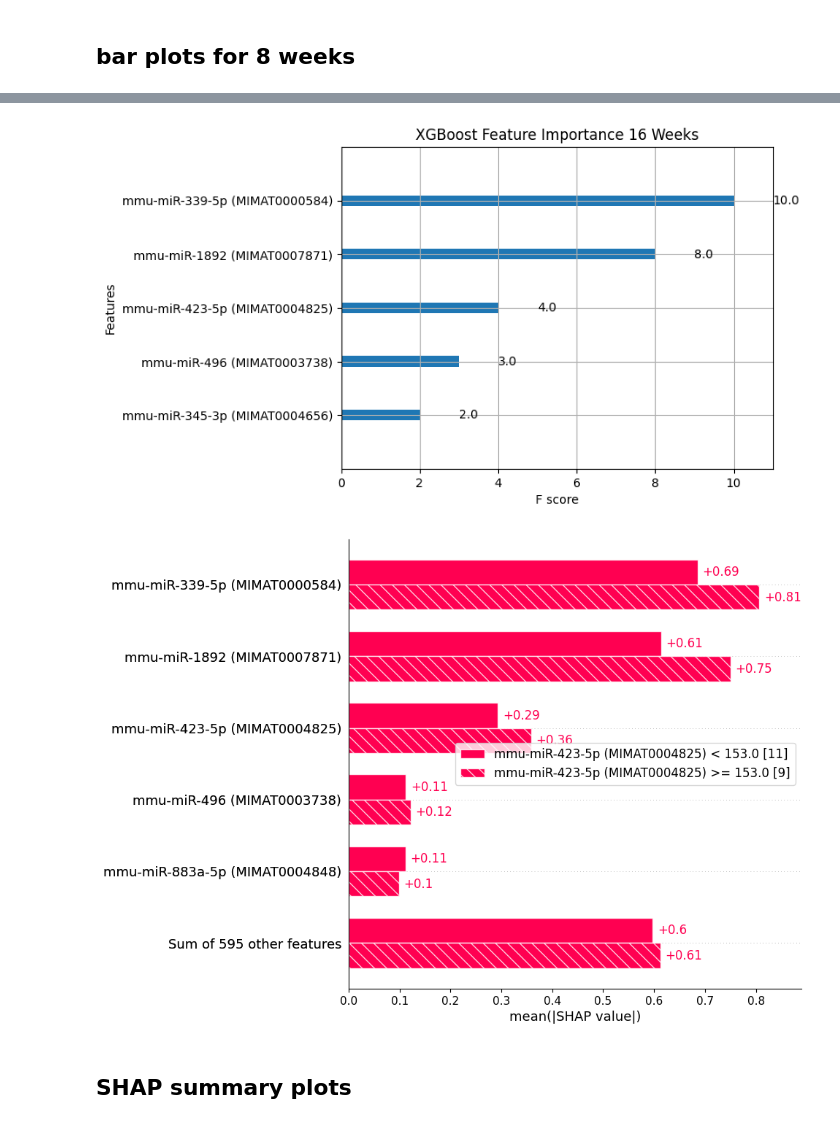
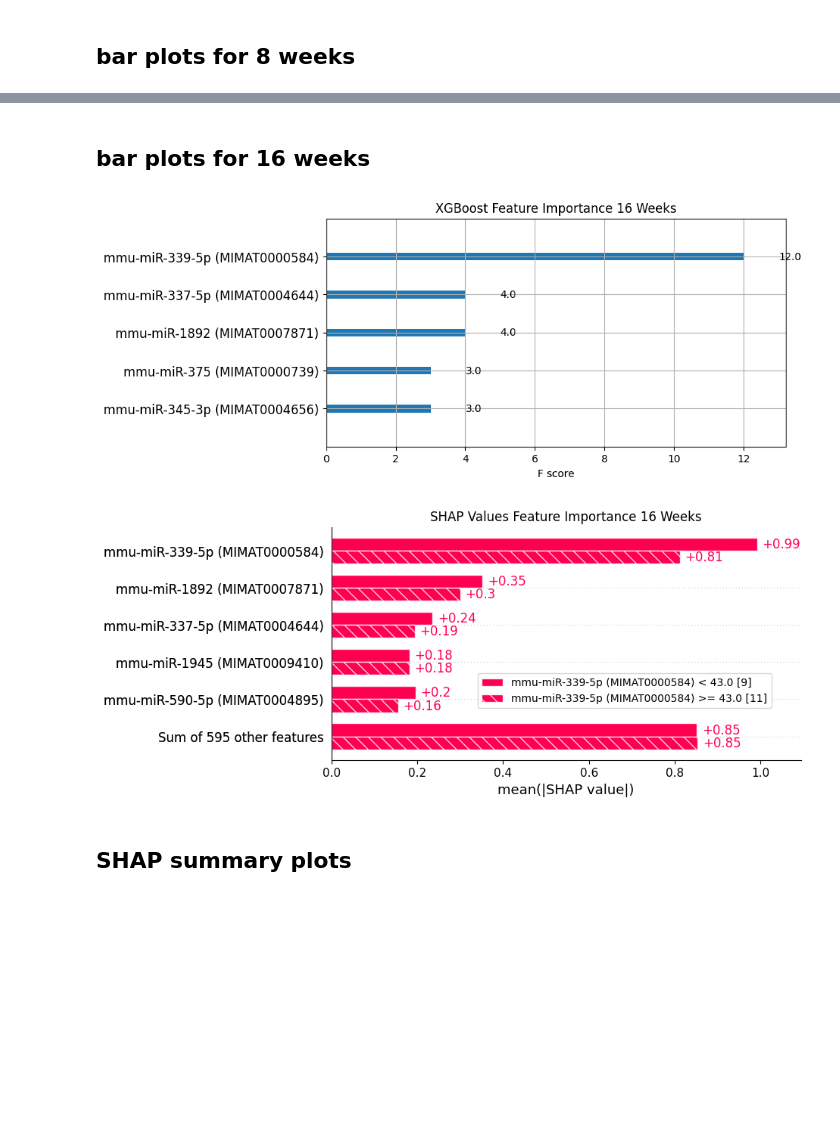
Before and after one commit to uflcod/miRNA-periodontal-disease, a Jupyter notebook: notebooks/xgboost_miRNA.ipynb, the cells around one changed output, grey strips where cells are left out. Saved outputs shown, nothing was run; the diff lists cells and outputs as text; code cells hidden in the pictures; blank space fills up the shorter version.

```diff
--- a/notebooks/xgboost_miRNA.ipynb
+++ b/notebooks/xgboost_miRNA.ipynb
@@ -67,3 +67,30 @@ def make_study_df(miRNA_df, infected_str='tf_', cohort_str=None):
     df = df[cols]
 
     return df
+# %%
+def plot_xgb_feature_importance(
+    model,
+    title='',
+    num_features=5,
+    size_width=8,
+    size_height=4,
+    font_size=12,
+    y_label='',
+    save_fig=True,
+    dpi=300
+):
+    xgb.plot_importance(model, max_num_features=num_features)
+    ax = plt.gca()
+    ax.set_yticklabels(ax.get_yticklabels(), fontsize=font_size)
+    plt.ylabel(y_label)
+    plt.title(title)
+    plt.gcf().set_size_inches(size_width, size_height)
+
+    if save_fig:
+        if len(title) > 0:
+            fname = f'../figures/{title.replace(" ", "_")}.png'
+        else:
+            fname = f'../figures/xgboost_feature_importance_{random.randint(1, 1_000_000)}.png'
+        plt.savefig(fname, dpi=dpi, bbox_inches='tight')
+
+    plt.show()
@@ -150,13 +282,15 @@ plt.show()
+# %% [markdown]
+## bar plots for 16 weeks
 # %%
-xgb.plot_importance(model_16_weeks, max_num_features=5, title='XGBoost Feature Importance 16 Weeks')
-plt.figure(figsize = (12, 8))
-
-# fig = plt.figure()
-shap.plots.bar(shap_values_16_weeks.cohorts(2).abs.mean(0), max_display=6, show=False)
-plt.gcf().set_size_inches(8,8)
-plt.show()
+plot_xgb_feature_importance(model_16_weeks, 'XGBoost Feature Importance 16 Weeks')
+plot_shap_feature_importance(
+    shap_values_16_weeks,
+    'SHAP Values Feature Importance 16 Weeks',
+    legend_loc='lower left',
+    bbox_values=(0.3, 0.2)
+)
 # %% [output]
-[figure, old version]
+[figure, new version]
-[figure, old version]
+[figure, new version]
 # %% [markdown]
 ## SHAP summary plots
```
Also changed, not shown: parts of 26 cells of this notebook.
